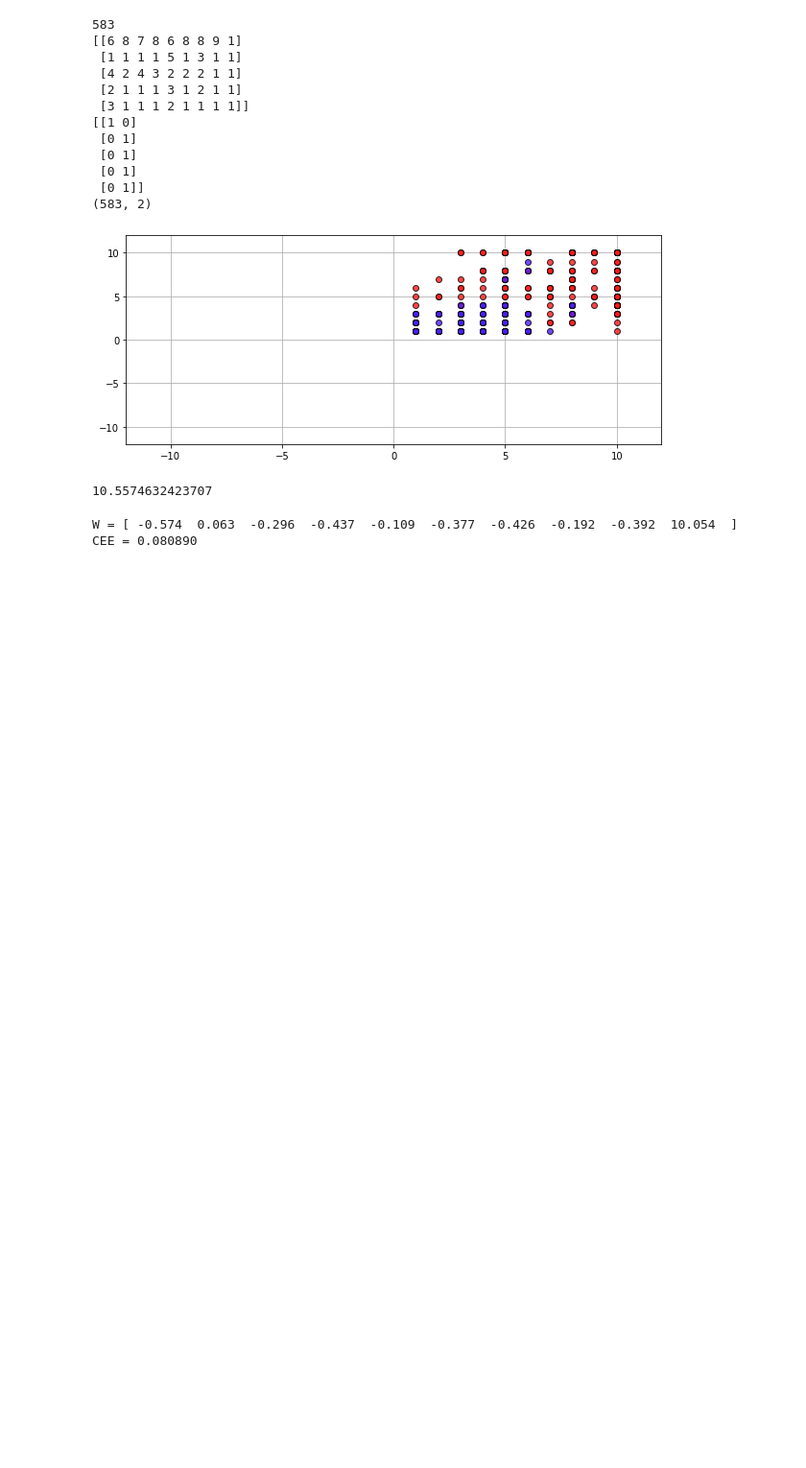
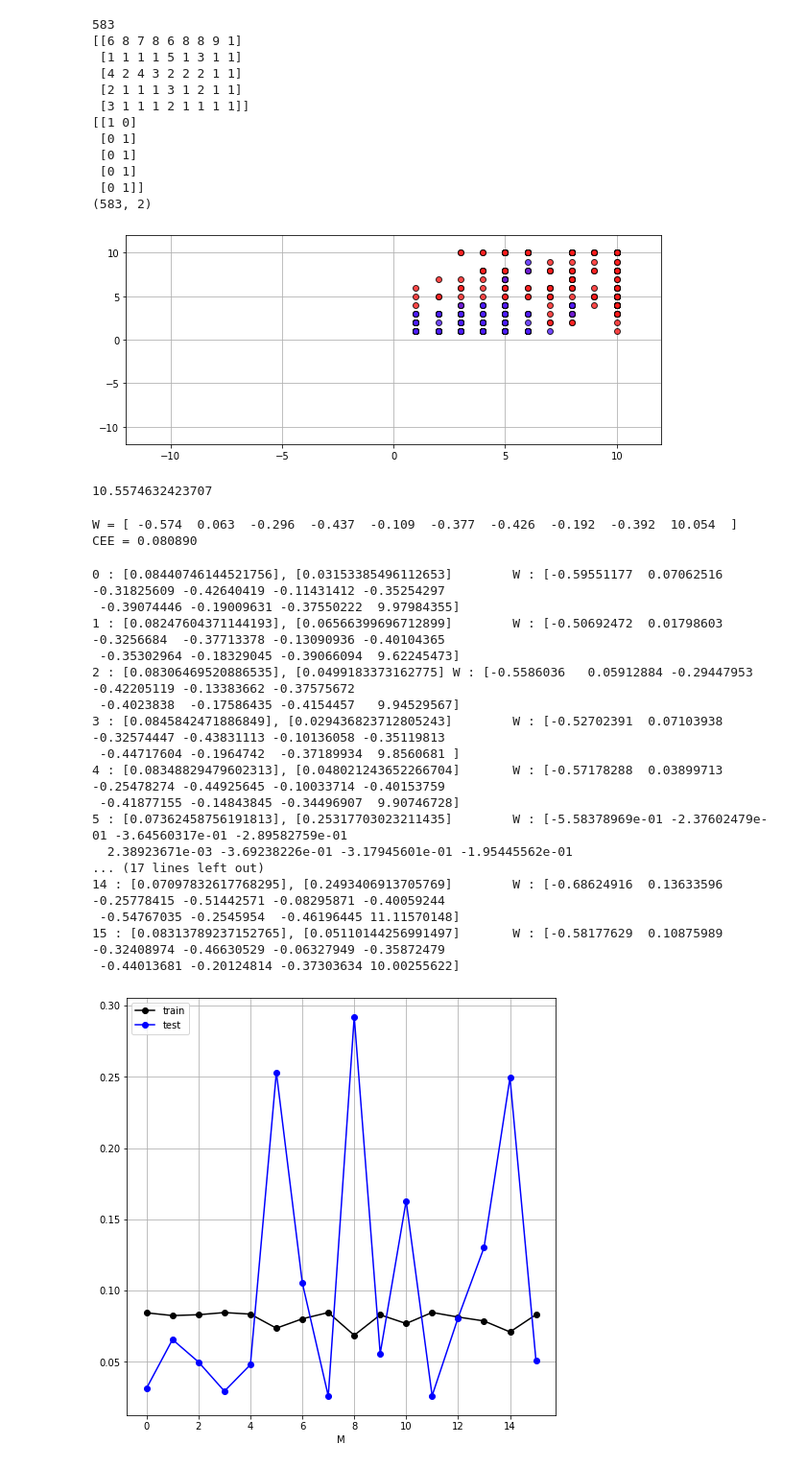
Before and after one commit to gk1whd2/Basic_Artificial_Intelligence, a Jupyter notebook: 분류_중간프로젝트.ipynb, the cells around one changed output. Shown at 96% size. Saved outputs shown, nothing was run; the diff lists cells and outputs as text; code cells hidden in the pictures; blank space fills up the shorter version.

```diff
--- a/분류_중간프로젝트.ipynb
+++ b/분류_중간프로젝트.ipynb
@@ -131,3 +131,55 @@ np.savetxt('2014140039.txt',W,fmt='%.3f',delimiter=',',newline=' ')
 # %% [output]
 W = [ -0.574  0.063  -0.296  -0.437  -0.109  -0.377  -0.426  -0.192  -0.392  10.054  ]
 CEE = 0.080890
+# %%
+def kfold_validation_func(w,x,t,k):
+    n = x.shape[0]
+    mean_CEE_train = np.zeros(k)
+    mean_CEE_test = np.zeros(k)
+    W_res = np.zeros(k*len(w))
+    W_res = W_res.reshape(k,len(w))
+    W_init = w
+    for i in range(0,k):
+        x_train = x[np.fmod(range(n),k) != i]
+        t_train = t[np.fmod(range(n),k) != i]
+        x_test = x[np.fmod(range(n),k) == i]
+        t_test = t[np.fmod(range(n),k) == i]
+
+        wm = fit_logistic10(W_init,x_train,t_train)
+
+        mean_CEE_train[i] = cee_logistic10(wm,x_train,t_train)
+        mean_CEE_test[i] = cee_logistic10(wm,x_test,t_test)
+        W_res[i] = wm
+        print("{0} : [{1}], [{2}]\tW : {3}".format(i,mean_CEE_train[i],mean_CEE_test[i],wm))
+    return mean_CEE_train,mean_CEE_test, W_res
+# %%
+K = 16
+Cv_Gauss_train, Cv_Gauss_test, W_res=kfold_validation_func(W_init,X,T2,16)
+
+plt.figure(figsize=(8,8))
+
+plt.plot(range(K),Cv_Gauss_train,'k-o',label='train')
+plt.plot(range(K),Cv_Gauss_test,'b-o',label='test')
+plt.legend(loc='upper left')
+plt.grid(True)
+plt.xlabel('M')
+plt.show()
+# %% [output]
+0 : [0.08440746144521756], [0.03153385496112653]        W : [-0.59551177  0.07062516 -0.31825609 -0.42640419 -0.11431412 -0.35254297
+ -0.39074446 -0.19009631 -0.37550222  9.97984355]
+1 : [0.08247604371144193], [0.06566399696712899]        W : [-0.50692472  0.01798603 -0.3256684  -0.37713378 -0.13090936 -0.40104365
+ -0.35302964 -0.18329045 -0.39066094  9.62245473]
+2 : [0.08306469520886535], [0.0499183373162775] W : [-0.5586036   0.05912884 -0.29447953 -0.42205119 -0.13383662 -0.37575672
+ -0.4023838  -0.17586435 -0.4154457   9.94529567]
+3 : [0.0845842471886849], [0.029436823712805243]        W : [-0.52702391  0.07103938 -0.32574447 -0.43831113 -0.10136058 -0.35119813
+ -0.44717604 -0.1964742  -0.37189934  9.8560681 ]
+4 : [0.08348829479602313], [0.048021243652266704]       W : [-0.57178288  0.03899713 -0.25478274 -0.44925645 -0.10033714 -0.40153759
+ -0.41877155 -0.14843845 -0.34496907  9.90746728]
+5 : [0.07362458756191813], [0.25317703023211435]        W : [-5.58378969e-01 -2.37602479e-01 -3.64560317e-01 -2.89582759e-01
+  2.38923671e-03 -3.69238226e-01 -3.17945601e-01 -1.95445562e-01
+... (17 lines left out)
+14 : [0.07097832617768295], [0.2493406913705769]        W : [-0.68624916  0.13633596 -0.25778415 -0.51442571 -0.08295871 -0.40059244
+ -0.54767035 -0.2545954  -0.46196445 11.11570148]
+15 : [0.08313789237152765], [0.05110144256991497]       W : [-0.58177629  0.10875989 -0.32408974 -0.46630529 -0.06327949 -0.35872479
+ -0.44013681 -0.20124814 -0.37303634 10.00255622]
+[figure, added]
```
Also changed, not shown: parts of 3 cells of this notebook, 1 other file.
